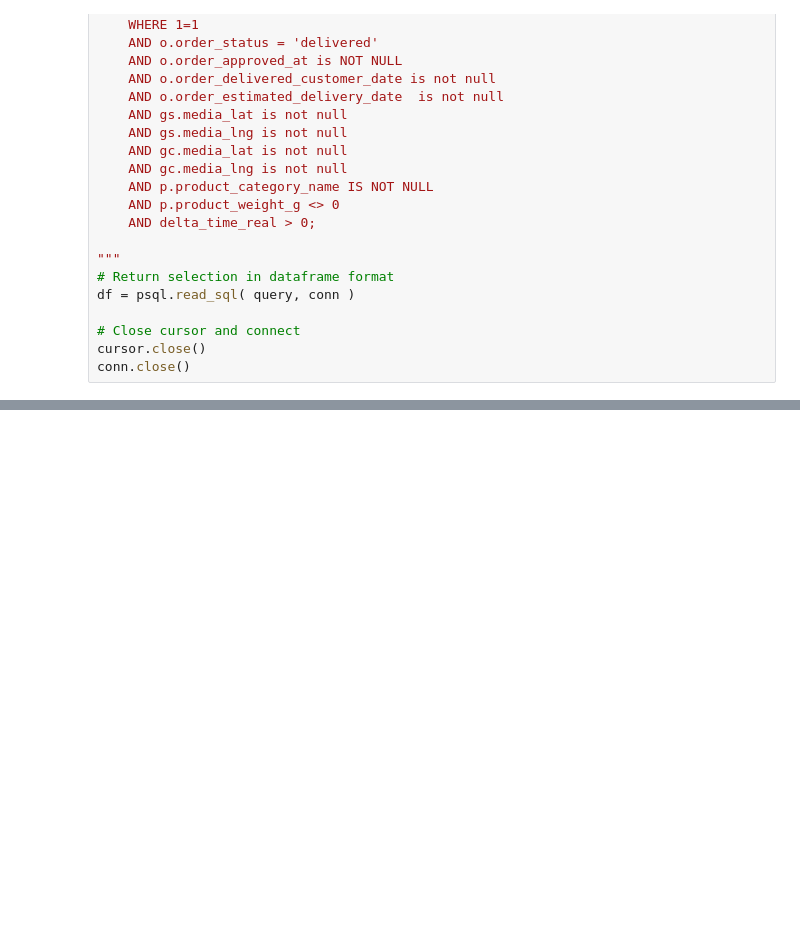
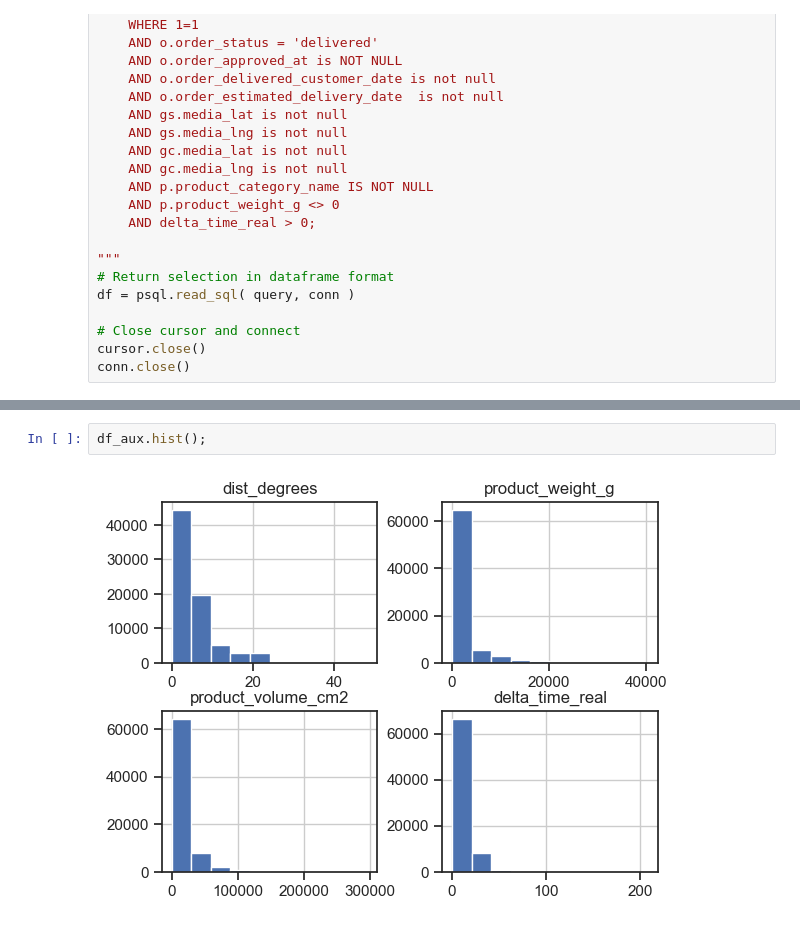
Before and after one commit to FernandoBatistaDS/EstatisticaAnaliseDados, a Jupyter notebook: main.ipynb, the cells around one changed output, grey strips where cells are left out. Drawn from its saved outputs; the diff is of its cells as text; blank space fills up the shorter version.

```diff
--- a/main.ipynb
+++ b/main.ipynb
@@ -114,0 +274,4 @@ conn.close()
+# %%
+df_aux.hist();
+# %% [output]
+[figure, added]
```
Also changed, not shown: parts of 34 cells of this notebook.
